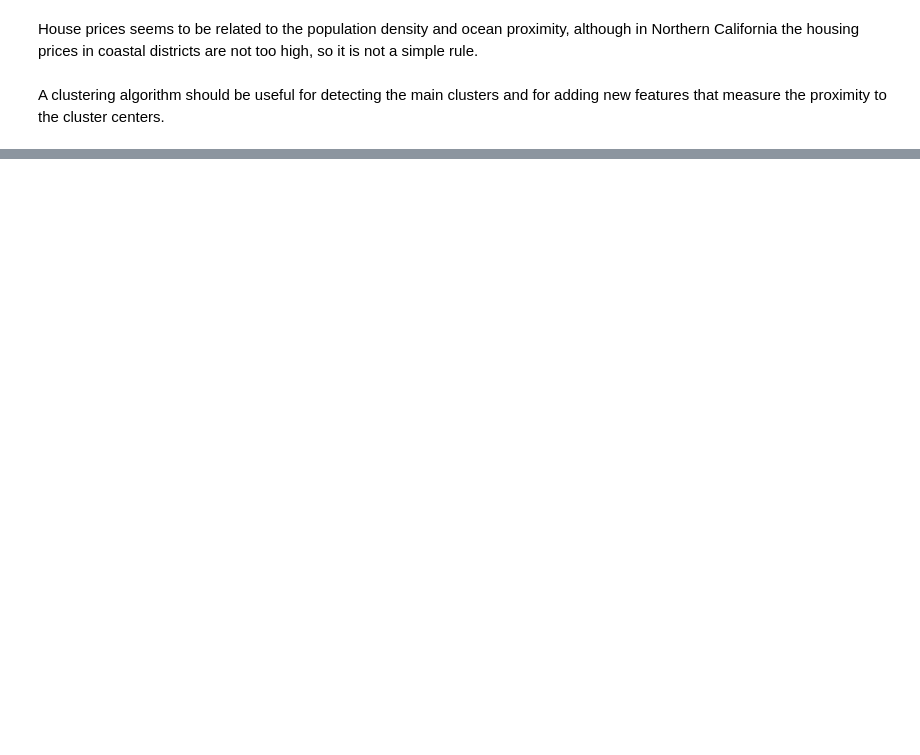
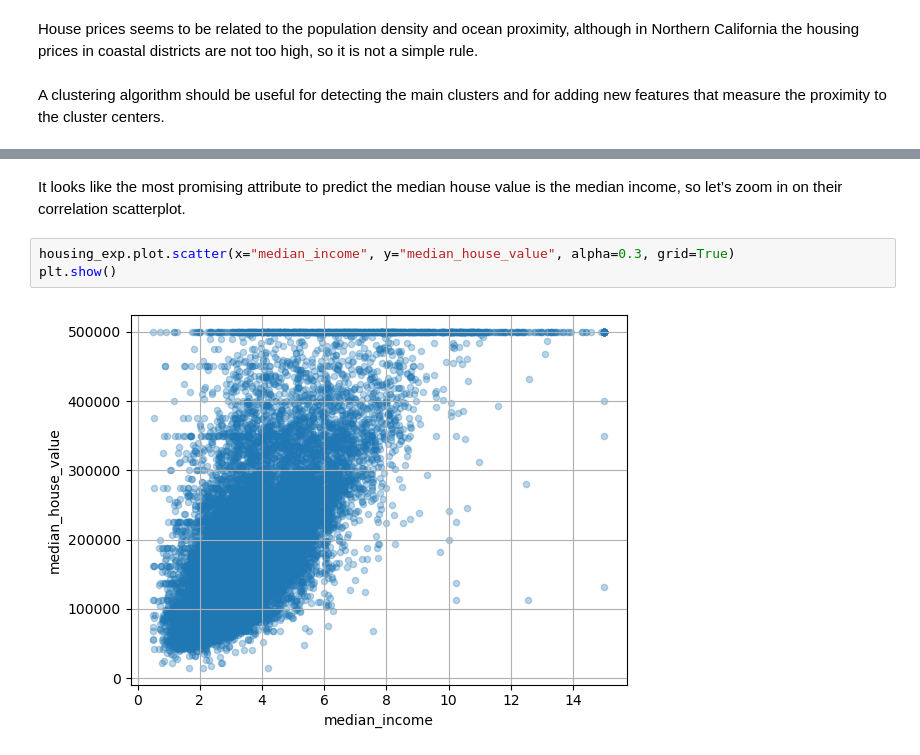
Before and after one commit to AindreaAjax/ML_Introduction, a Jupyter notebook: ML_Basics/03_End_to_End_ML_Project.ipynb, the cells around one changed output, grey strips where cells are left out. Cells and saved outputs as stored; diff of their text form; blank space fills up the shorter version.

```diff
--- a/ML_Basics/03_End_to_End_ML_Project.ipynb
+++ b/ML_Basics/03_End_to_End_ML_Project.ipynb
@@ -381,0 +439,7 @@ A clustering algorithm should be useful for detecting the main clusters and for
+# %% [markdown]
+It looks like the most promising attribute to predict the median house value is the median income, so let’s zoom in on their correlation scatterplot.
+# %%
+housing_exp.plot.scatter(x="median_income", y="median_house_value", alpha=0.3, grid=True)
+plt.show()
+# %% [output]
+[figure, added]
```
Also changed, not shown: parts of 24 cells of this notebook.
